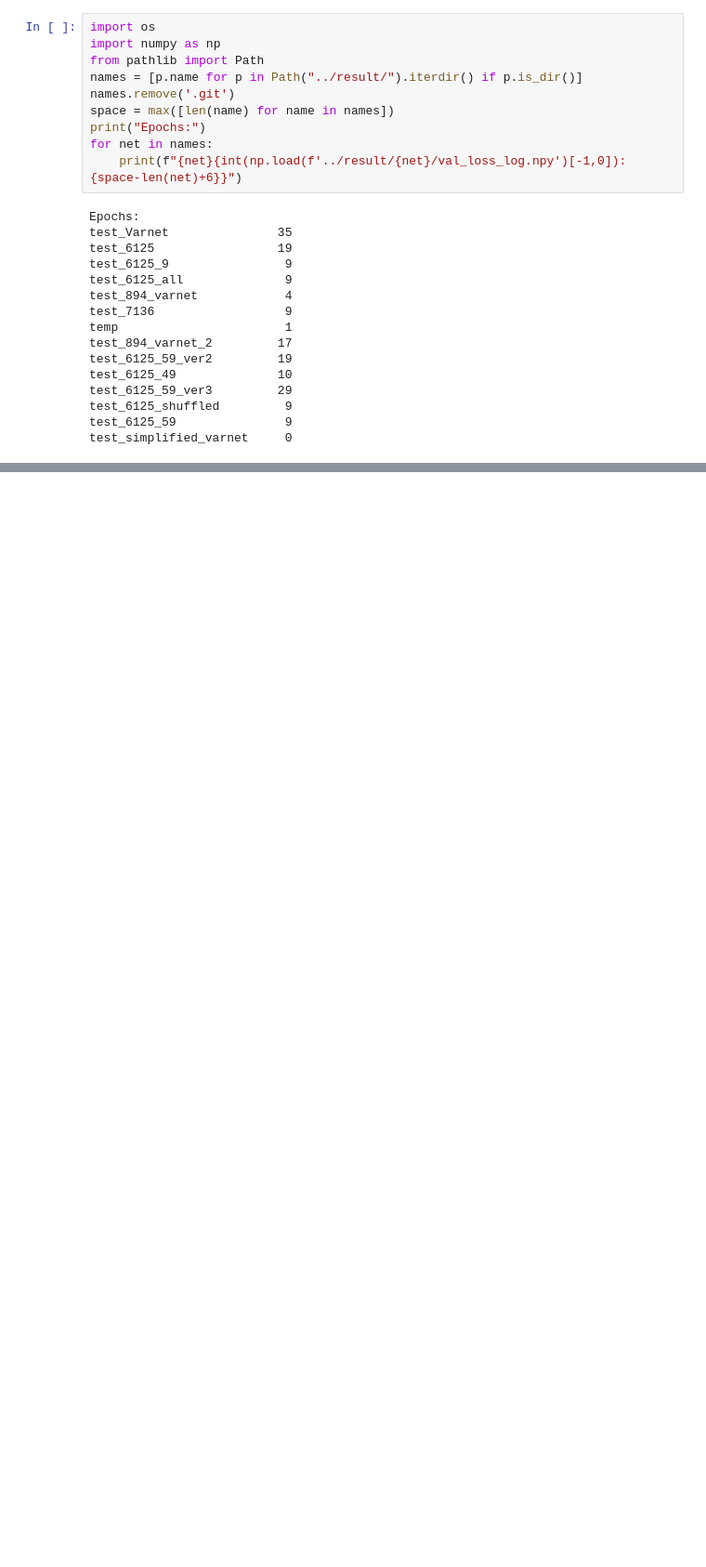
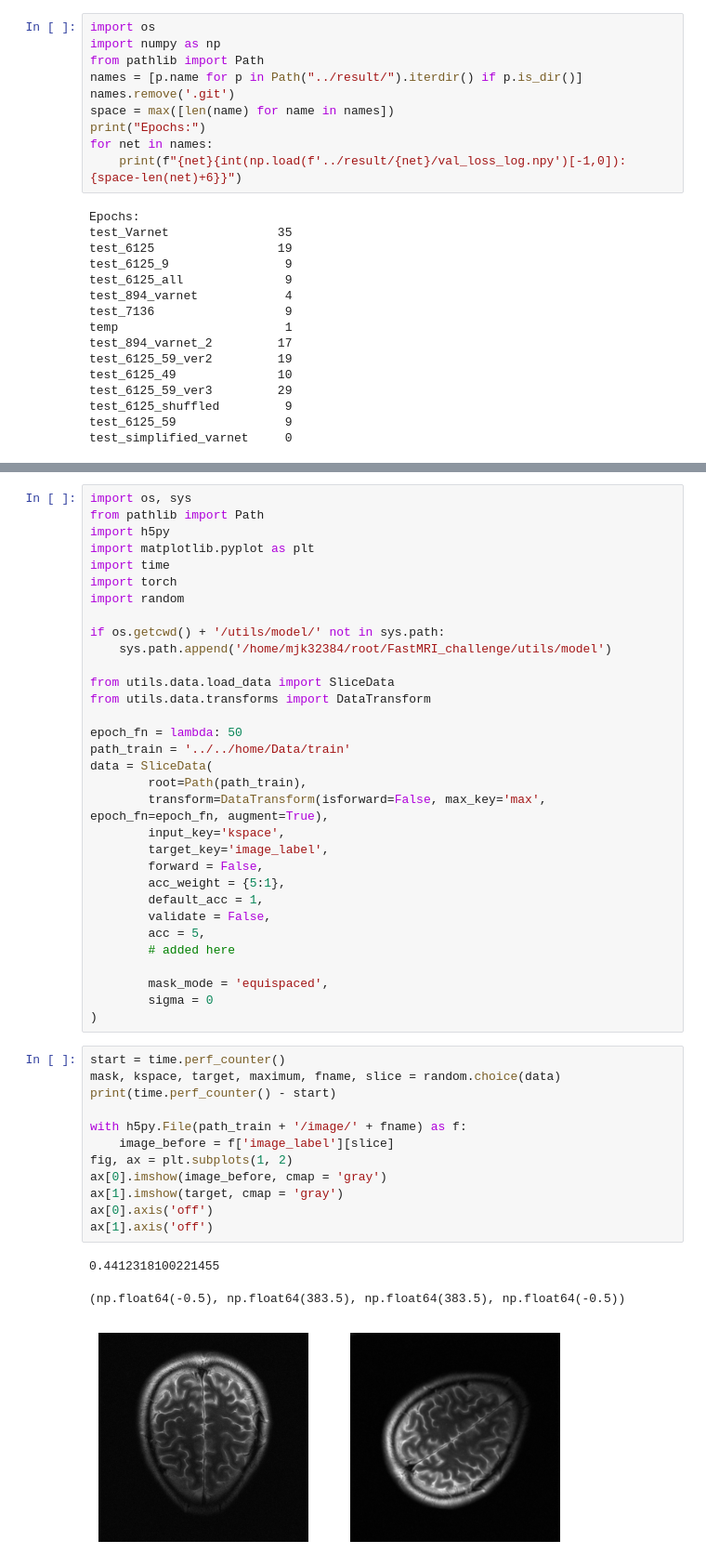
Before and after one commit to mjk32384/FastMRI_code, a Jupyter notebook: experimental.ipynb, the cells around one changed output, grey strips where cells are left out. Shown at 93% size. Drawn from its saved outputs; the diff is of its cells as text; blank space fills up the shorter version.

```diff
--- a/experimental.ipynb
+++ b/experimental.ipynb
@@ -759,0 +779,48 @@ test_simplified_varnet     0
+# %%
+import os, sys
+from pathlib import Path
+import h5py
+import matplotlib.pyplot as plt
+import time
+import torch
+import random
+
+if os.getcwd() + '/utils/model/' not in sys.path:
+    sys.path.append('/home/mjk32384/root/FastMRI_challenge/utils/model')
+
+from utils.data.load_data import SliceData
+from utils.data.transforms import DataTransform
+
+epoch_fn = lambda: 50
+path_train = '../../home/Data/train'
+data = SliceData(
+        root=Path(path_train),
+        transform=DataTransform(isforward=False, max_key='max', epoch_fn=epoch_fn, augment=True),
+        input_key='kspace',
+        target_key='image_label',
+        forward = False,
+        acc_weight = {5:1},
+        default_acc = 1,
+        validate = False,
+        acc = 5,
+        # added here
+
+        mask_mode = 'equispaced',
+        sigma = 0
+)
+# %%
+start = time.perf_counter()
+mask, kspace, target, maximum, fname, slice = random.choice(data)
+print(time.perf_counter() - start)
+
+with h5py.File(path_train + '/image/' + fname) as f:
+    image_before = f['image_label'][slice]
+fig, ax = plt.subplots(1, 2)
+ax[0].imshow(image_before, cmap = 'gray')
+ax[1].imshow(target, cmap = 'gray')
+ax[0].axis('off')
+ax[1].axis('off')
+# %% [output]
+0.4412318100221455
+(np.float64(-0.5), np.float64(383.5), np.float64(383.5), np.float64(-0.5))
+[figure, added]
```
Also changed, not shown: parts of 12 cells of this notebook, 12 other files.
